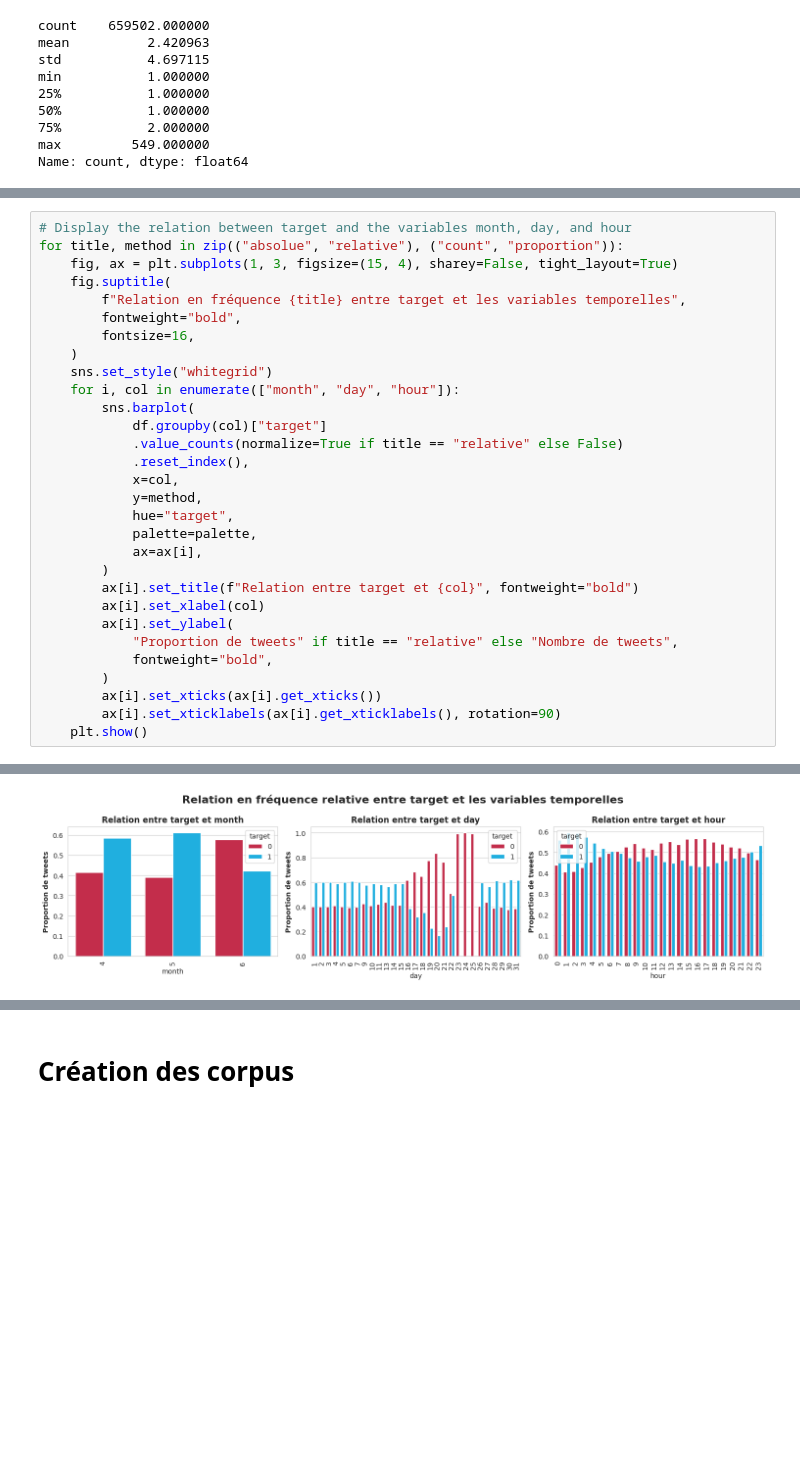
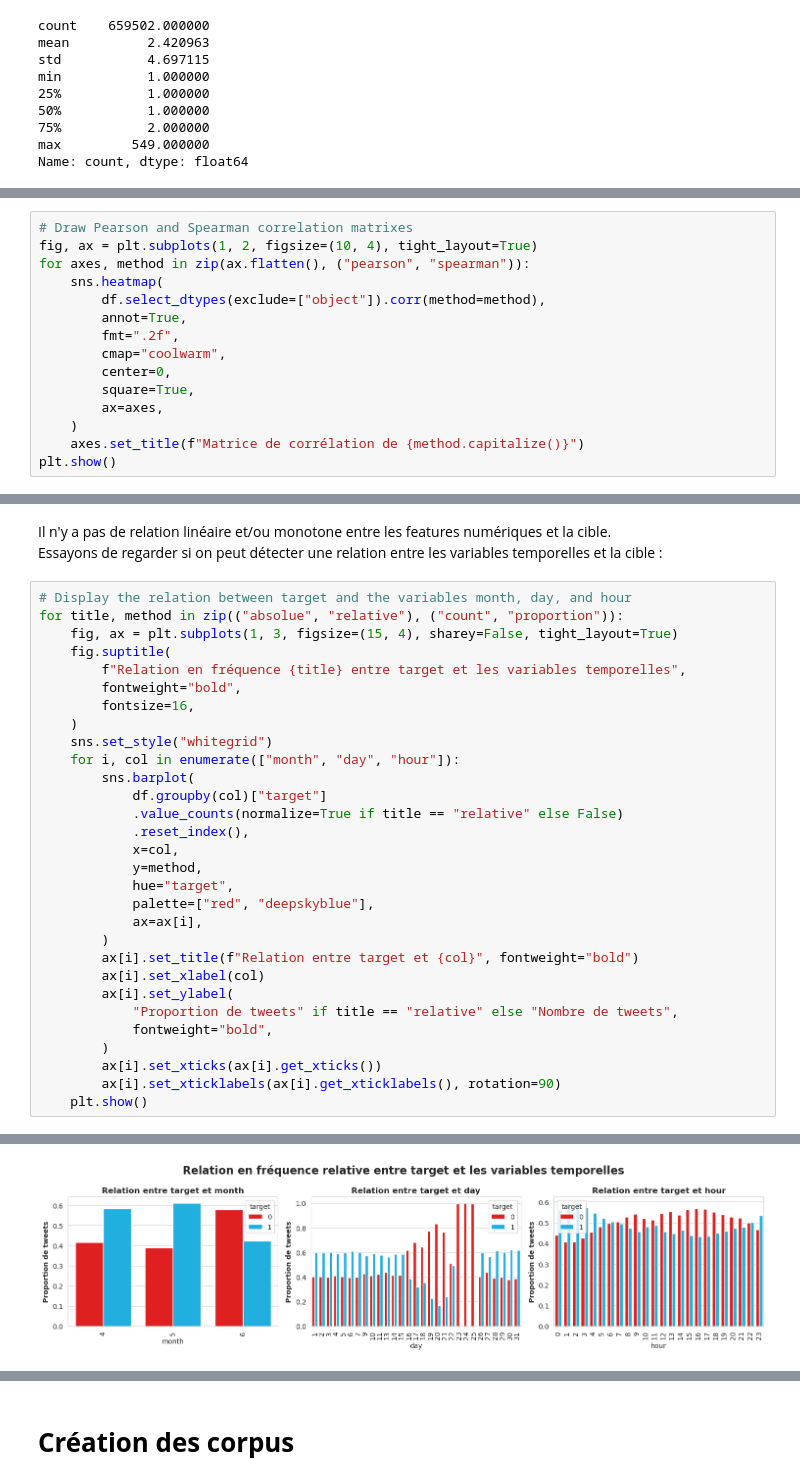
Before and after one commit to Hedredo/oc_p7, a Jupyter notebook: notebooks/exploration.ipynb, the cells around one changed output, grey strips where cells are left out. Saved outputs shown, nothing was run; the diff lists cells and outputs as text; blank space fills up the shorter version.

```diff
--- a/notebooks/exploration.ipynb
+++ b/notebooks/exploration.ipynb
@@ -246,0 +291,15 @@ plt.show()
+# %%
+# Draw Pearson and Spearman correlation matrixes
+fig, ax = plt.subplots(1, 2, figsize=(10, 4), tight_layout=True)
+for axes, method in zip(ax.flatten(), ("pearson", "spearman")):
+    sns.heatmap(
+        df.select_dtypes(exclude=["object"]).corr(method=method),
+        annot=True,
+        fmt=".2f",
+        cmap="coolwarm",
+        center=0,
+        square=True,
+        ax=axes,
+    )
+    axes.set_title(f"Matrice de corrélation de {method.capitalize()}")
+plt.show()
@@ -247,3 +308,6 @@ plt.show()
+# %% [markdown]
+Il n'y a pas de relation linéaire et/ou monotone entre les features numériques et la cible.<br>
+Essayons de regarder si on peut détecter une relation entre les variables temporelles et la cible :
 # %%
 # Display the relation between target and the variables month, day, and hour
 for title, method in zip(("absolue", "relative"), ("count", "proportion")):
@@ -262,7 +326,7 @@ for title, method in zip(("absolue", "relative"), ("count", "proportion")):
             x=col,
             y=method,
             hue="target",
-            palette=palette,
+            palette=["red", "deepskyblue"],
             ax=ax[i],
         )
         ax[i].set_title(f"Relation entre target et {col}", fontweight="bold")
@@ -279,4 +343,4 @@ for title, method in zip(("absolue", "relative"), ("count", "proportion")):
-[figure, old version]
+[figure, new version]
 # %% [markdown]
 On peut noter que **certaines journées ne sont pas présentes (le 8 et le 12)**.<br>
 Pour une raison inconnue, les jours 23, 24 et 25 sont uniquement **négatifs**.<br>
```
Also changed, not shown: parts of 74 cells of this notebook, 9 other files.
